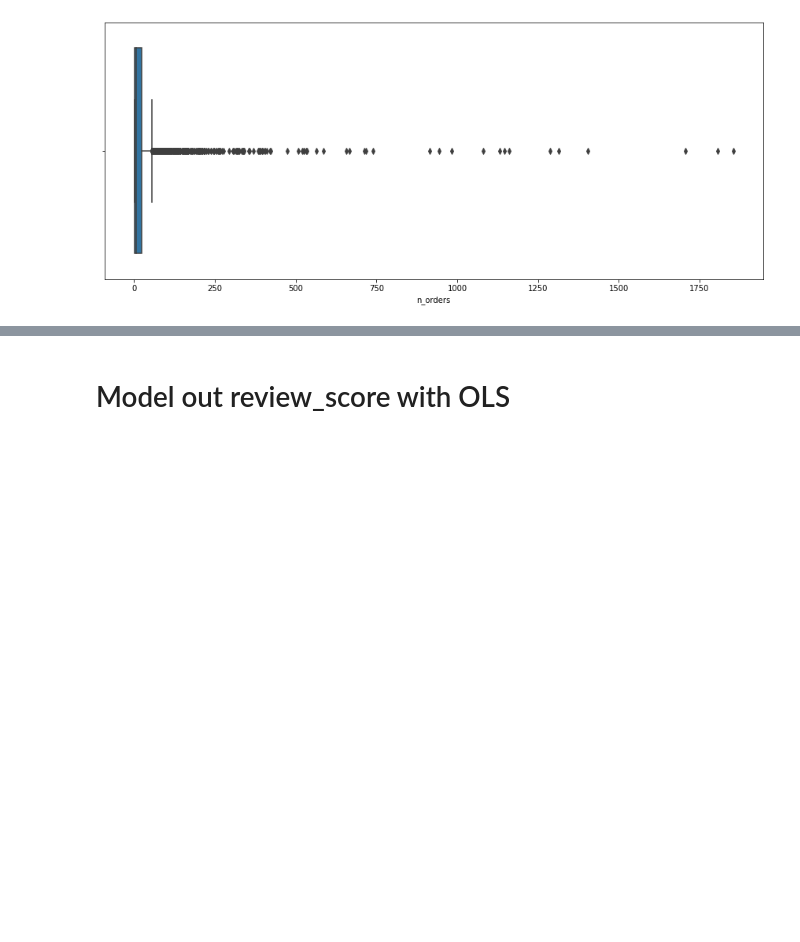
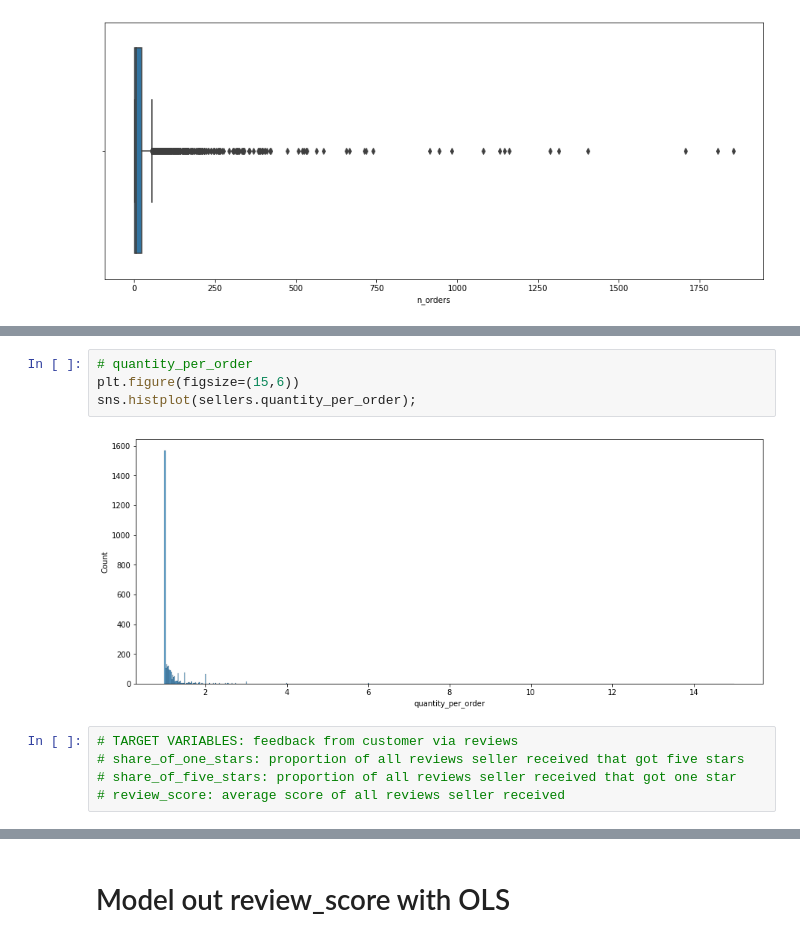
Before and after one commit to phlln/olist-analysis, a Jupyter notebook: notebooks/Sellers Data Analysis-UPDATED.ipynb, the cells around one changed output, grey strips where cells are left out. Saved outputs shown, nothing was run; the diff lists cells and outputs as text; blank space fills up the shorter version.

```diff
--- a/notebooks/Sellers Data Analysis-UPDATED.ipynb
+++ b/notebooks/Sellers Data Analysis-UPDATED.ipynb
@@ -126,0 +140,11 @@ sns.boxplot(sellers.n_orders);
+# %%
+# quantity_per_order
+plt.figure(figsize=(15,6))
+sns.histplot(sellers.quantity_per_order);
+# %% [output]
+[figure, added]
+# %%
+# TARGET VARIABLES: feedback from customer via reviews
+# share_of_one_stars: proportion of all reviews seller received that got five stars
+# share_of_five_stars: proportion of all reviews seller received that got one star
+# review_score: average score of all reviews seller received
```
Also changed, not shown: parts of 11 cells of this notebook.
